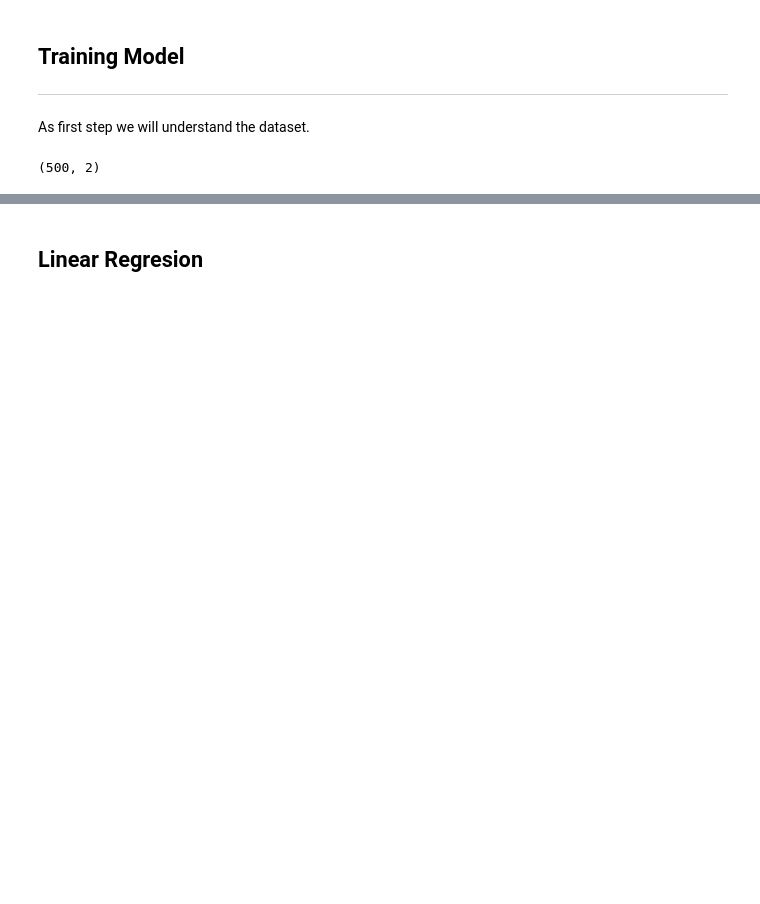
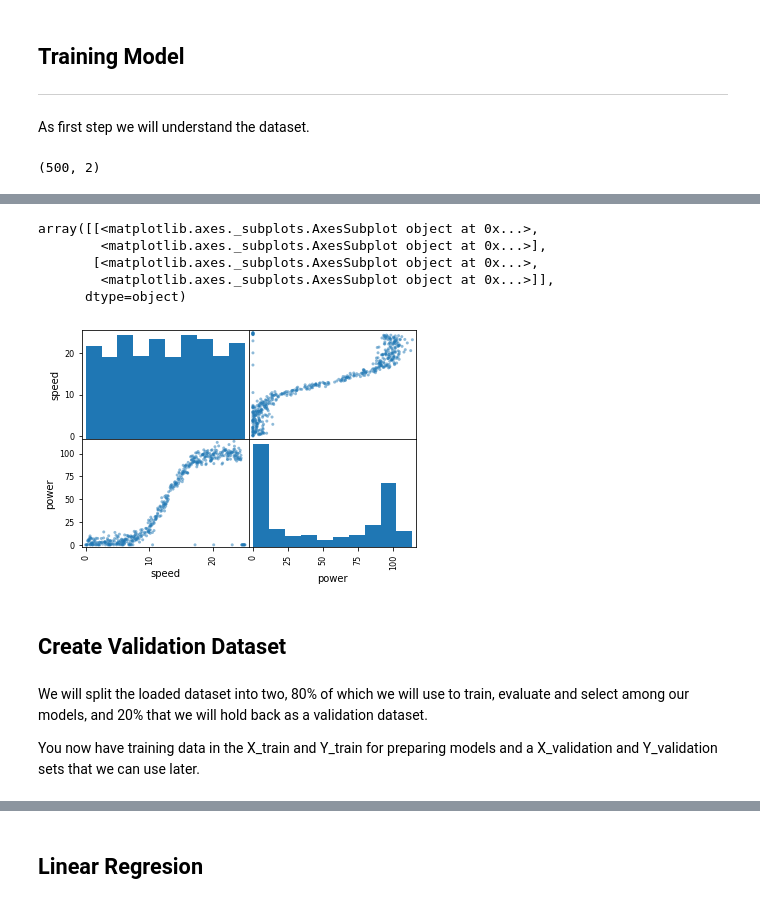
Before and after one commit to Katylub/MLProject, a Jupyter notebook: train-model.ipynb, the cells around one changed output, grey strips where cells are left out. Saved outputs shown, nothing was run; the diff lists cells and outputs as text; code cells hidden in the pictures; blank space fills up the shorter version.

Commit message:
Models

```diff
--- a/train-model.ipynb
+++ b/train-model.ipynb
@@ -29,0 +74,16 @@ print (df.shape)
+# %%
+# Spot structured relationships between input variables.
+scatter_matrix(data)
+# %% [output]
+array([[<matplotlib.axes._subplots.AxesSubplot object at 0x...>,
+        <matplotlib.axes._subplots.AxesSubplot object at 0x...>],
+       [<matplotlib.axes._subplots.AxesSubplot object at 0x...>,
+        <matplotlib.axes._subplots.AxesSubplot object at 0x...>]],
+      dtype=object)
+[figure, added]
+# %% [markdown]
+## Create Validation Dataset
+# %% [markdown]
+We will split the loaded dataset into two, 80% of which we will use to train, evaluate and select among our models, and 20% that we will hold back as a validation dataset.
+
+You now have training data in the X_train and Y_train for preparing models and a X_validation and Y_validation sets that we can use later.
```
Also changed, not shown: parts of 27 cells of this notebook.
